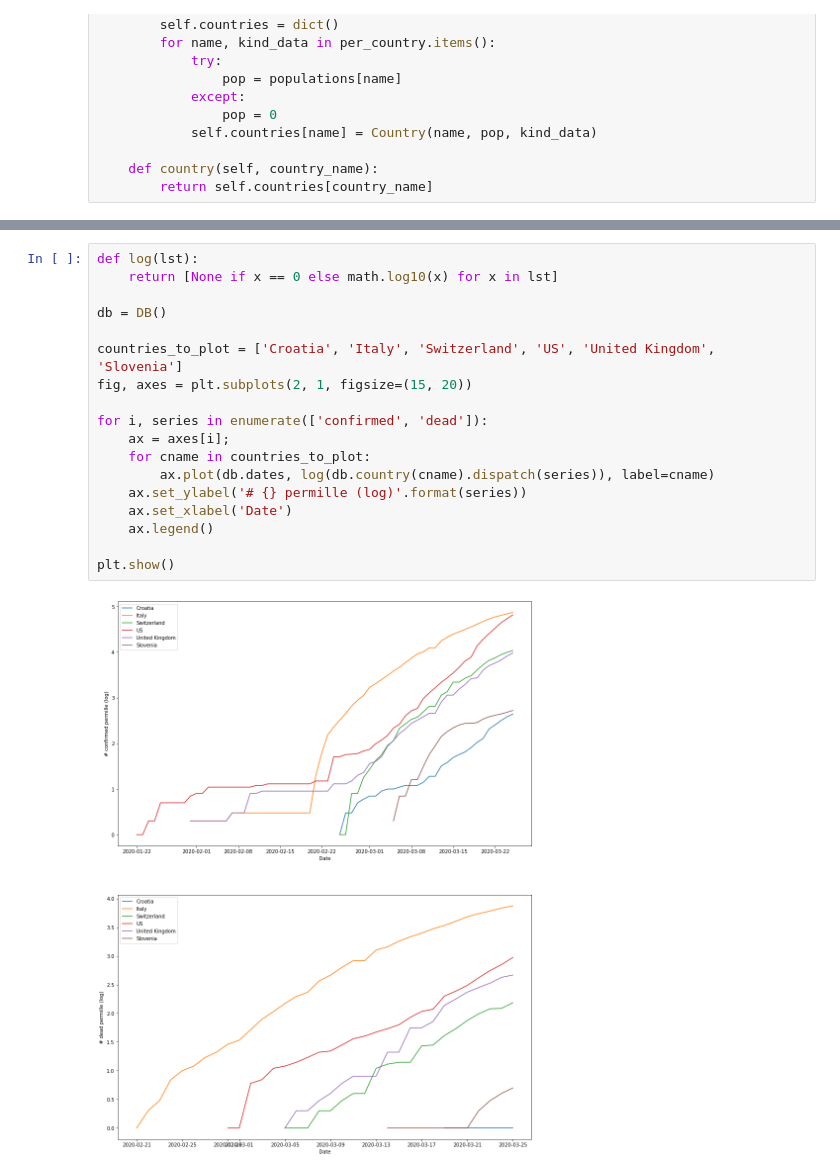
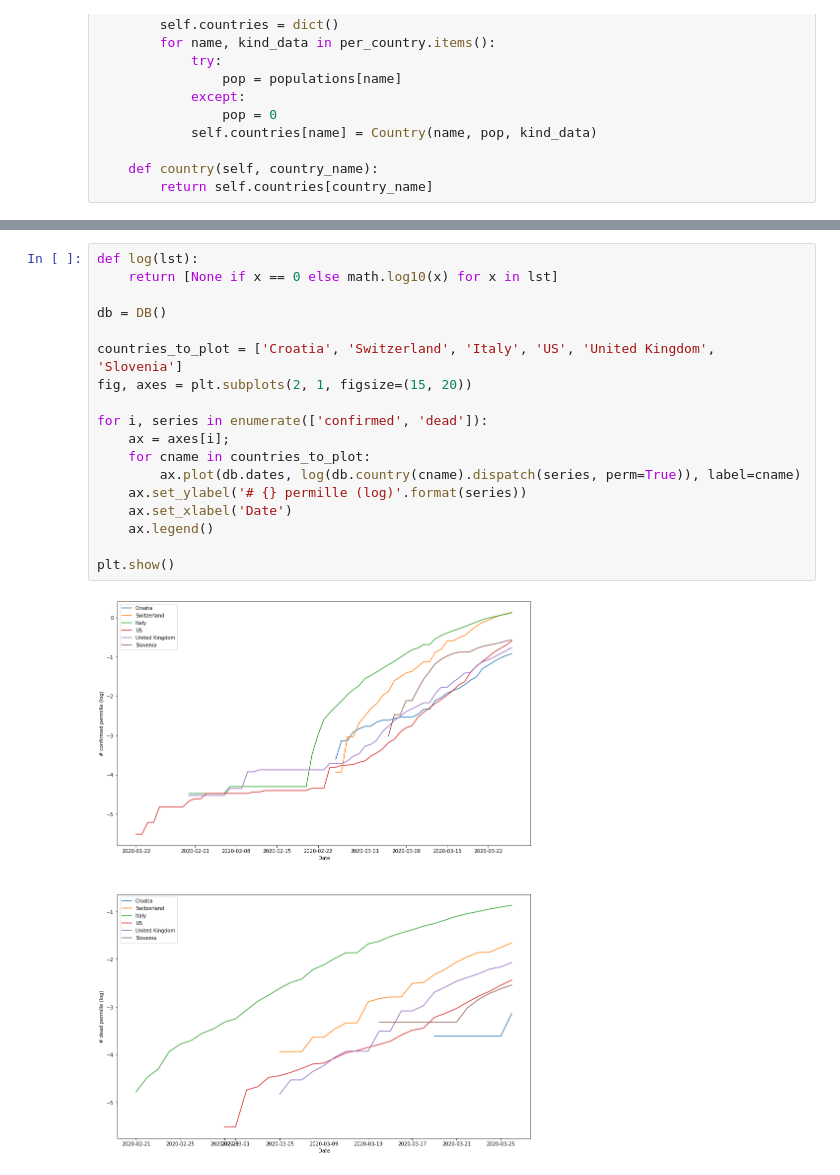
Before and after one commit to ibudiselic/covid, a Jupyter notebook: analyze.ipynb, the cells around one changed output, grey strips where cells are left out. Saved outputs shown, nothing was run; the diff lists cells and outputs as text.

Commit message:
Update data, fix bug in first country comparison charts (inteded to be population-relative, but wasn't).

```diff
--- a/analyze.ipynb
+++ b/analyze.ipynb
@@ -115,23 +115,23 @@ IPython.OutputArea.auto_scroll_threshold = 9999;
 # %%
 def log(lst):
     return [None if x == 0 else math.log10(x) for x in lst]
 
 db = DB()
 
-countries_to_plot = ['Croatia', 'Italy', 'Switzerland', 'US', 'United Kingdom', 'Slovenia']
+countries_to_plot = ['Croatia', 'Switzerland', 'Italy', 'US', 'United Kingdom', 'Slovenia']
 fig, axes = plt.subplots(2, 1, figsize=(15, 20))
 
 for i, series in enumerate(['confirmed', 'dead']):
     ax = axes[i];
     for cname in countries_to_plot:
-        ax.plot(db.dates, log(db.country(cname).dispatch(series)), label=cname)
+        ax.plot(db.dates, log(db.country(cname).dispatch(series, perm=True)), label=cname)
     ax.set_ylabel('# {} permille (log)'.format(series))
     ax.set_xlabel('Date')
     ax.legend()
 
 plt.show()
 # %% [output]
-[figure, old version]
+[figure, new version]
 # %%
 import numpy as np
 
```
Also changed, not shown: parts of 4 cells of this notebook, 3 other files.
